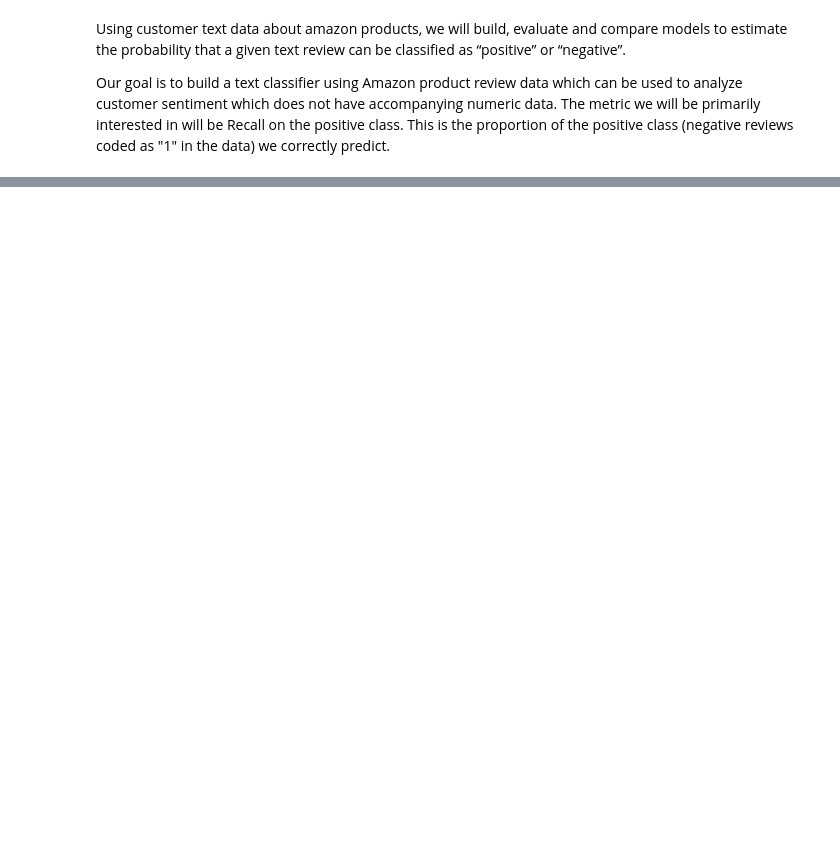
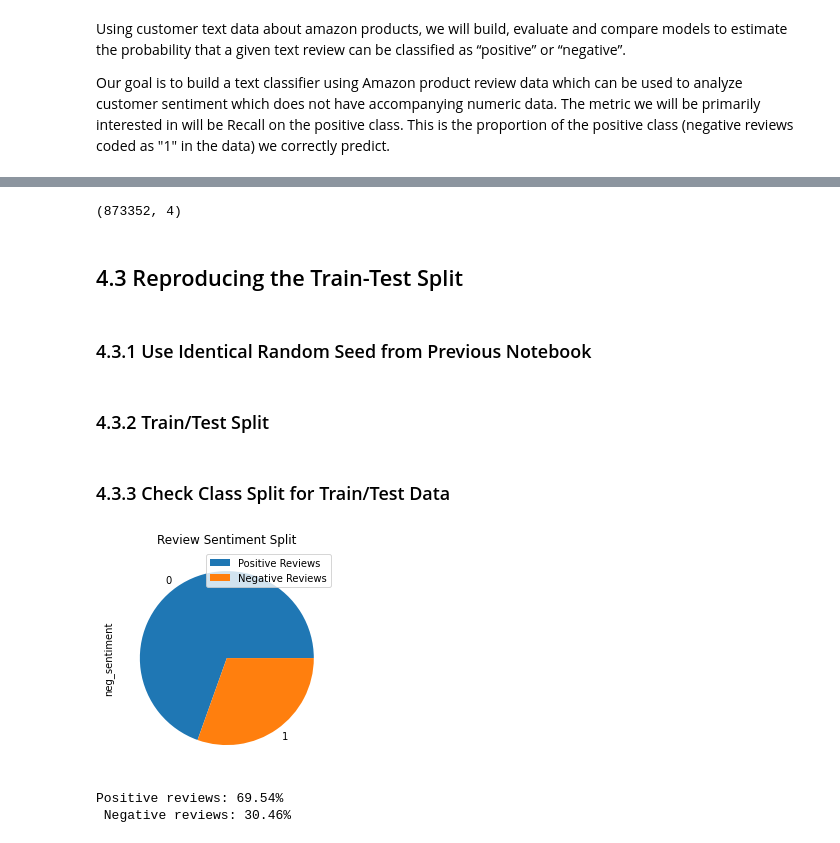
Before and after one commit to josephplpriest/springboard, a Jupyter notebook: capstone_projects/capstone_2/notebooks/04_Modeling.ipynb, the cells around one changed output, grey strips where cells are left out. Cells and saved outputs as stored; diff of their text form; code cells hidden in the pictures; blank space fills up the shorter version.

Commit message:
edited 04_modeling

```diff
--- a/capstone_projects/capstone_2/notebooks/04_Modeling.ipynb
+++ b/capstone_projects/capstone_2/notebooks/04_Modeling.ipynb
@@ -50,0 +85,3 @@ Our goal is to build a text classifier using Amazon product review data which ca
+# %%
+data = pq.read_table("../data/edited/fashion.parquet")
+fashion = data.to_pandas()
@@ -50,0 +109,8 @@ Our goal is to build a text classifier using Amazon product review data which ca
+# %%
+fashion.shape
+# %% [output]
+(873352, 4)
+# %% [markdown]
+## 4.3 Reproducing the Train-Test Split <a name="4.3"><a/>
+# %% [markdown]
+### 4.3.1 Use Identical Random Seed from Previous Notebook<a name="4.3.1"><a/>
@@ -50,0 +119,29 @@ Our goal is to build a text classifier using Amazon product review data which ca
+# %% [markdown]
+### 4.3.2 Train/Test Split <a name="4.3.2"><a/>
+# %%
+#split into train and test with a 90% / 10% ratio
+
+X_train, X_test, y_train, y_test = train_test_split(fashion["review"].values, fashion["neg_sentiment"], test_size = .1)
+# %% [markdown]
+### 4.3.3 Check Class Split for Train/Test Data <a name="4.3.3"><a/>
+# %%
+def plot_sentiment_split(df_col:pd.Series):
+    """
+    Plot the split between our positive and negative classes
+    """
+    df_col.value_counts().plot(kind="pie")
+    plt.legend(labels=("Positive Reviews","Negative Reviews"))
+    plt.title("Review Sentiment Split")
+    plt.show()
+
+    positive, negative = df_col.value_counts(normalize=True).values
+
+    pos_perc = round(positive * 100, 2)
+    neg_perc = round(negative * 100, 2)
+    print(f"Positive reviews: {pos_perc}%\n", f"Negative reviews: {neg_perc}%")
+# %%
+plot_sentiment_split(y_train)
+# %% [output]
+[figure, added]
+Positive reviews: 69.54%
+ Negative reviews: 30.46%
```
Also changed, not shown: parts of 23 cells of this notebook.
